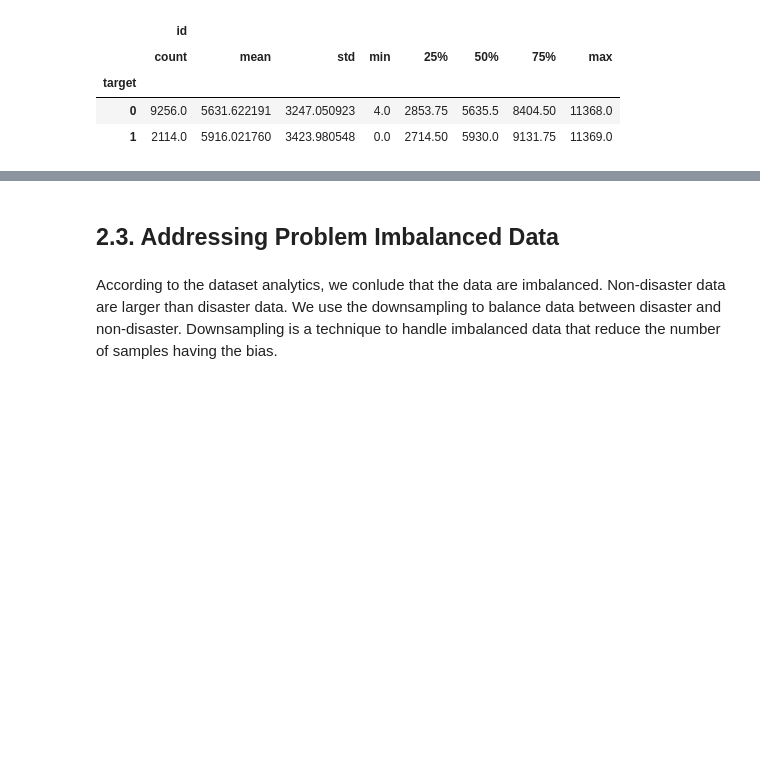
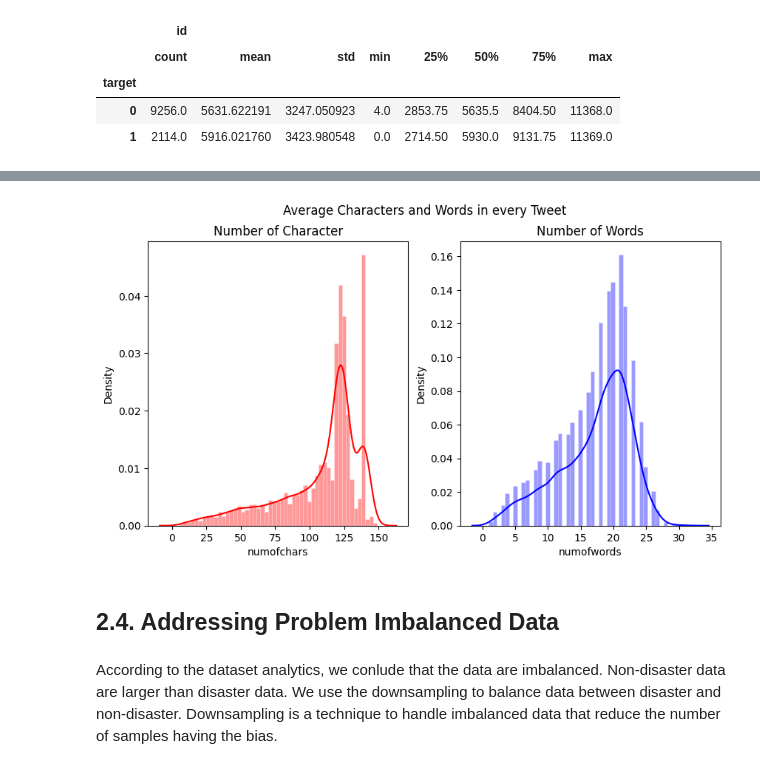
Before and after one commit to barkhahbpp/tweetdisasterbert, a Jupyter notebook: bert_disaster_tweet_classification.ipynb, the cells around one changed output, grey strips where cells are left out. Saved outputs shown, nothing was run; the diff lists cells and outputs as text; code cells hidden in the pictures; blank space fills up the shorter version.

```diff
--- a/bert_disaster_tweet_classification.ipynb
+++ b/bert_disaster_tweet_classification.ipynb
@@ -119,0 +134,8 @@ plt.show()
+# %%
+# calculate number of token and character from the text
+# number of character
+twdisaster_df['numofchars'] = twdisaster_df['text'].str.len()
+
+# number of word tokens
+twdisaster_df['numofwords'] = twdisaster_df['text'].str.split().map(lambda x: len(x))
+twdisaster_df.info()
@@ -120,5 +179,21 @@ plt.show()
+# %%
+import seaborn as sns
+
+fig,(ax1,ax2)=plt.subplots(1,2,figsize=(10,5))
+
+sns.histplot(twdisaster_df.numofchars.map(lambda x: np.mean(x)), ax=ax1, color="red", kde=True, stat="density", kde_kws=dict(cut=3), alpha=.4, edgecolor=(1, 1, 1, .4))
+ax1.set_title('Number of Character')
+
+sns.histplot(twdisaster_df.numofwords.map(lambda x: np.mean(x)), ax=ax2, color="blue", kde=True, stat="density", kde_kws=dict(cut=3), alpha=.4, edgecolor=(1, 1, 1, .4))
+ax2.set_title('Number of Words')
+
+fig.suptitle('Average Characters and Words in every Tweet')
+
+plt.show()
+# %% [output]
+[figure, added]
 # %% [markdown]
-## 2.3. Addressing Problem Imbalanced Data ##
+## 2.4. Addressing Problem Imbalanced Data ##
 # %% [markdown]
 According to the dataset analytics, we conlude that the data are imbalanced. Non-disaster data are larger than disaster data. We use the downsampling to balance data between disaster and non-disaster. Downsampling is a technique to handle imbalanced data that reduce the number of samples having the bias.
 # %%
```
Also changed, not shown: parts of 35 cells of this notebook.
